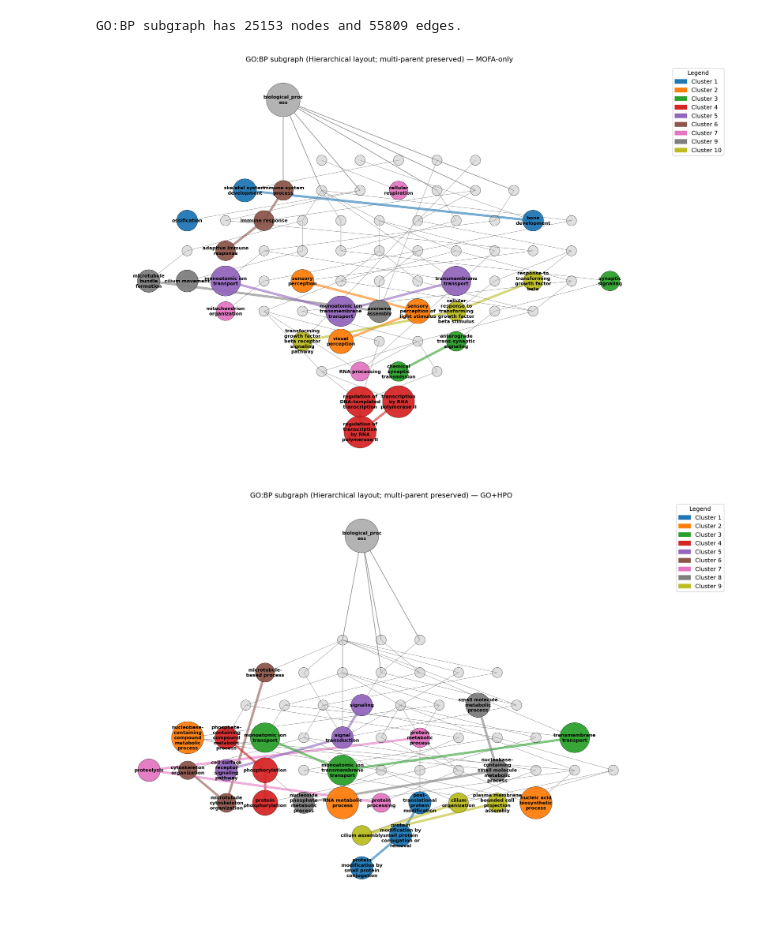
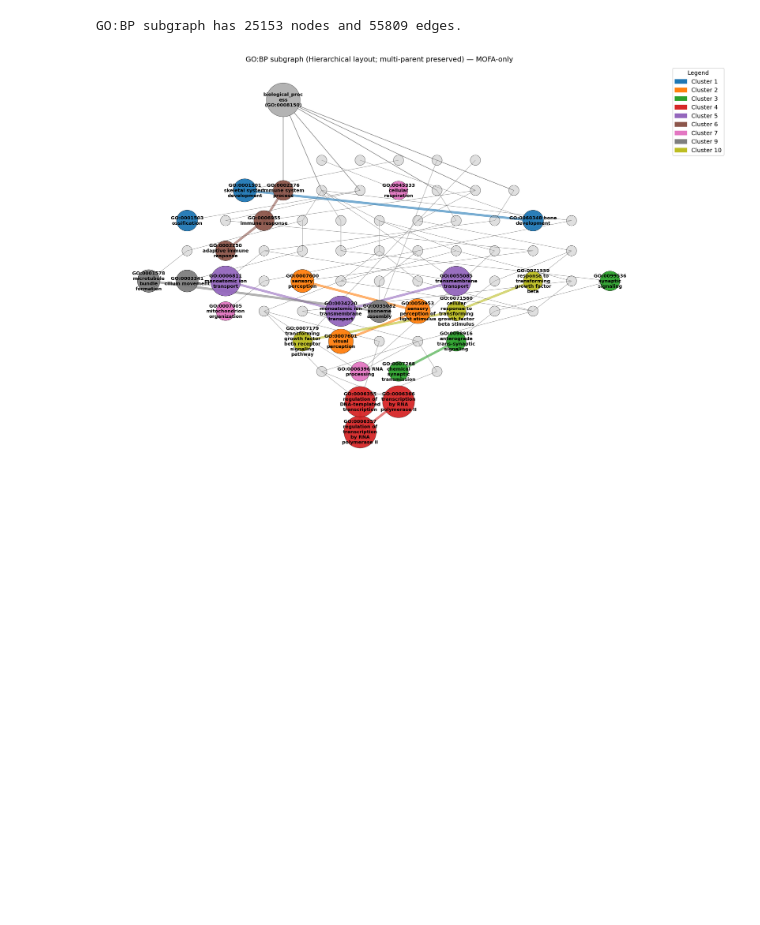
Before and after one commit to Filippo-Corti/ScientificVisualization, a Jupyter notebook: 02-data-integration/consensus_clustering.ipynb, the cells around one changed output. Cells and saved outputs as stored; diff of their text form; code cells hidden in the pictures; blank space fills up the shorter version.

Commit message:
other graph structure

```diff
--- a/02-data-integration/consensus_clustering.ipynb
+++ b/02-data-integration/consensus_clustering.ipynb
@@ -689,7 +792,8 @@ def plot_go_bp_graph(go_to_cluster, go_to_score, go_to_name, go_to_freq, title_s
                      filter_shared_ancestors=False, shared_threshold=2, keep_root=True,
                      inject_root_path=True,
                      spacing_scale=1.0, spring_k=1.2, hierarchical_nodesep=0.8, hierarchical_ranksep=1.0,
-                     root_extra_gap=1.5, enforce_root_top=True, x_spacing_scale=1.0, y_spacing_scale=1.0):
+                     root_extra_gap=1.5, enforce_root_top=True, x_spacing_scale=1.0, y_spacing_scale=1.0,
+                     label_show_id=False, label_id_mode='newline'):
     """Plot GO:BP consensus terms plus ancestors with selectable layout.
 
     Root options
@@ -718,6 +822,13 @@ def plot_go_bp_graph(go_to_cluster, go_to_score, go_to_name, go_to_freq, title_s
         Rest distance for spring layout (larger => more spread).
     hierarchical_nodesep / hierarchical_ranksep : float
         Graphviz node / layer spacing for hierarchical layout.
+
+    Label controls
+    --------------
+    label_show_id : bool
+        If True, include GO term ID in node label.
+    label_id_mode : {'newline','inline'}
+        'newline' puts ID on a first line above the name; 'inline' concatenates.
     """
     selected_ids = list(go_to_cluster.keys())
     if len(selected_ids) == 0:
@@ -844,7 +955,15 @@ def plot_go_bp_graph(go_to_cluster, go_to_score, go_to_name, go_to_freq, title_s
             c = (0.65, 0.65, 0.65, 0.35)
             s = min_size * 0.30
         node_colors.append(c)
-        labels[n] = wrap_label(go_to_name.get(n, G_bp.nodes[n].get('name', n)), width=15)
+        base_name = go_to_name.get(n, G_bp.nodes[n].get('name', n))
+        if label_show_id:
+            if label_id_mode == 'inline':
+                label_text = f"{n} {base_name}"
+            else:  # newline
+                label_text = f"{n}\n{base_name}" if n != root_id else f"{base_name}\n({n})"
+        else:
+            label_text = base_name
+        labels[n] = wrap_label(label_text, width=15)
         node_sizes.append(s)
 
     plt.figure(figsize=(15, 10), dpi=180)
@@ -893,43 +1012,40 @@ def plot_go_bp_graph(go_to_cluster, go_to_score, go_to_name, go_to_freq, title_s
             edge_colors.append(cluster_to_color[cu])
         else:
             edge_widths.append(edge_width_diff)
             edge_colors.append(edge_color_diff)
 
     nx.draw_networkx_edges(
         S, pos, edgelist=edges_list, width=edge_widths, edge_color=edge_colors, alpha=0.6, arrows=False
     )
     nx.draw_networkx_nodes(S, pos, node_color=node_colors, node_size=node_sizes, edgecolors='k', linewidths=0.35)
 
     if label_mode != 'none':
         if label_mode == 'topN':
             order_nodes = sorted(selected_ids, key=lambda n: metric_value(n), reverse=True)
             label_nodes = order_nodes[:min(label_limit, len(order_nodes))]
         else:
             label_nodes = selected_ids[:min(label_limit, len(selected_ids))]
         if root_id in S:
             label_nodes = list(dict.fromkeys([root_id] + label_nodes))
         sel_labels = {n: labels[n] for n in label_nodes if n in S}
         nx.draw_networkx_labels(S, pos, labels=sel_labels, font_size=8, font_weight='bold')
 
     handles = [mpatches.Patch(color=cluster_to_color[cid], label=f"Cluster {cid}") for cid in clusters_present]
     plt.legend(handles=handles, title="Legend", bbox_to_anchor=(1.02, 1), loc='upper left')
     plt.axis('off')
     layout_label = {'tree':'Tree','hierarchical':'Hierarchical','spring':'Spring','dag':'DAG'}[layout]
     plt.title(f'GO:BP subgraph ({layout_label} layout; multi-parent preserved) — {title_suffix}')
     plt.tight_layout()
     plt.show()
 
-# Example usage with isolated root & enhanced spacing
-plot_go_bp_graph(go_to_cluster_mofa, go_to_score_mofa, go_to_name_mofa, go_to_freq_mofa,
-                 title_suffix="MOFA-only", layout='hierarchical', include_full_ancestry=False, anc_depth=3,
-                 dag_depth_method='max', filter_shared_ancestors=True, shared_threshold=3,
-                 keep_root=True, inject_root_path=True, root_extra_gap=2.0, enforce_root_top=True,
-                 spacing_scale=1.3, x_spacing_scale=1.4, y_spacing_scale=1.6)
-plot_go_bp_graph(go_to_cluster_gohpo, go_to_score_gohpo, go_to_name_gohpo, go_to_freq_gohpo,
-                 title_suffix="GO+HPO", layout='hierarchical', include_full_ancestry=False, anc_depth=3,
-                 dag_depth_method='min', filter_shared_ancestors=True, shared_threshold=3,
-                 keep_root=True, inject_root_path=True, root_extra_gap=2.2, enforce_root_top=True,
-                 hierarchical_nodesep=1.5, hierarchical_ranksep=1.4, spacing_scale=1.2, x_spacing_scale=1.3, y_spacing_scale=1.5)
+# Example usage guarded so cell can run standalone without earlier variables.
+if all(v in globals() for v in ['go_to_cluster_mofa','go_to_score_mofa','go_to_name_mofa','go_to_freq_mofa']):
+    plot_go_bp_graph(go_to_cluster_mofa, go_to_score_mofa, go_to_name_mofa, go_to_freq_mofa,
+                     title_suffix="MOFA-only", layout='hierarchical', include_full_ancestry=False, anc_depth=3,
+                     dag_depth_method='max', filter_shared_ancestors=True, shared_threshold=3,
+                     keep_root=True, inject_root_path=True, root_extra_gap=2.0, enforce_root_top=True,
+                     spacing_scale=1.3, x_spacing_scale=1.4, y_spacing_scale=1.6, label_show_id=True, label_id_mode='newline')
+else:
+    print("(MOFA-only example skipped: variables not defined in current session.)")
 # %% [output]
-[figure, old version]
+[figure, new version]
-[figure, removed]
```
Also changed, not shown: parts of 3 cells of this notebook.
